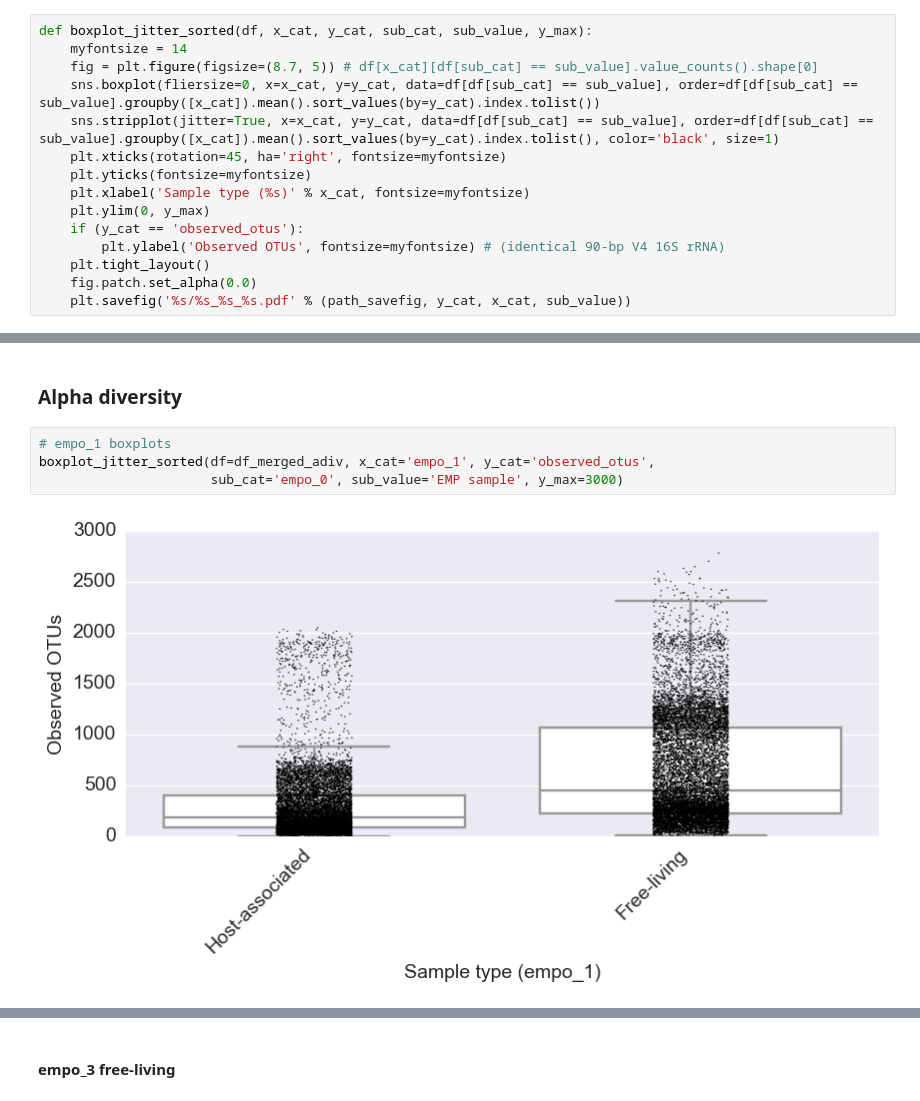
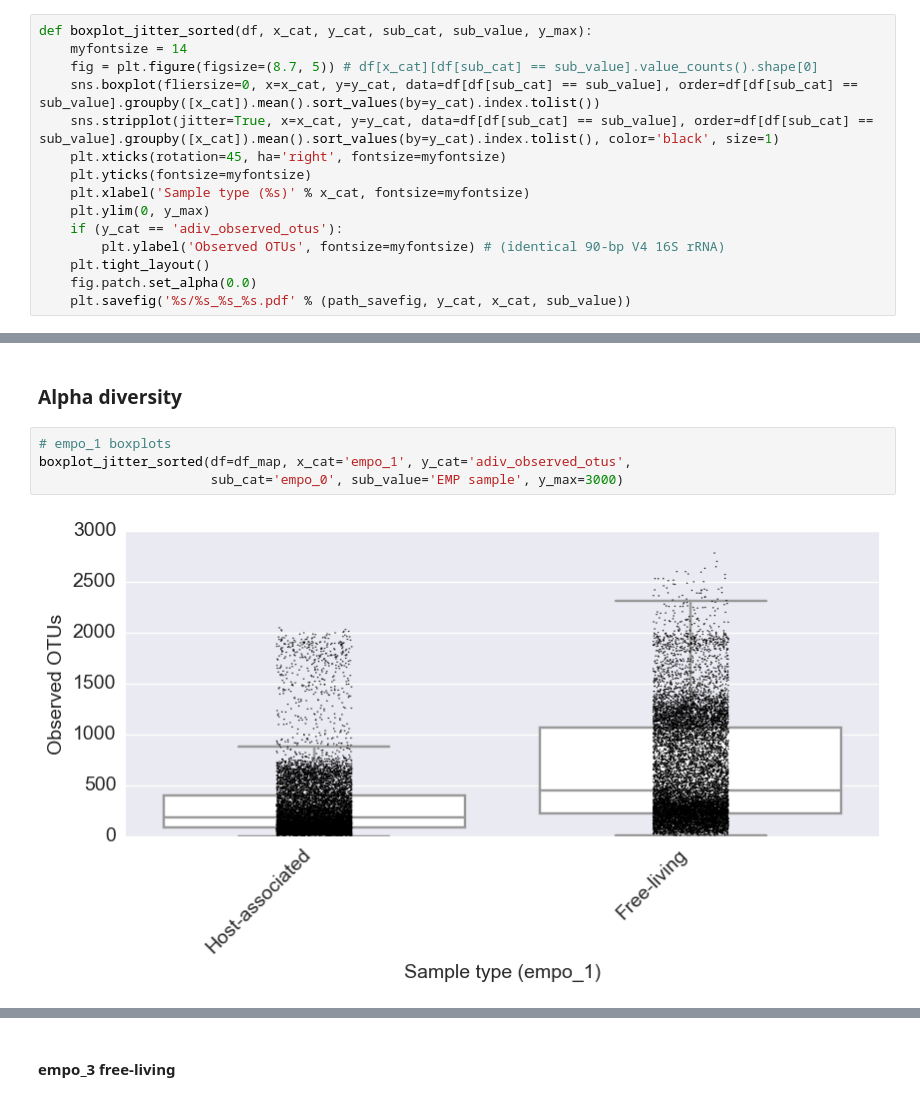
Before and after one commit to biocore/emp, a Jupyter notebook: ipynb/analysis/05-alpha-diversity/alpha_diversity_boxplots.ipynb, the cells around one changed output, grey strips where cells are left out. Cells and saved outputs as stored; diff of their text form.

```diff
--- a/ipynb/analysis/05-alpha-diversity/alpha_diversity_boxplots.ipynb
+++ b/ipynb/analysis/05-alpha-diversity/alpha_diversity_boxplots.ipynb
@@ -30,7 +39,7 @@ def boxplot_jitter_sorted(df, x_cat, y_cat, sub_cat, sub_value, y_max):
     plt.yticks(fontsize=myfontsize)
     plt.xlabel('Sample type (%s)' % x_cat, fontsize=myfontsize)
     plt.ylim(0, y_max)
-    if (y_cat == 'observed_otus'):
+    if (y_cat == 'adiv_observed_otus'):
         plt.ylabel('Observed OTUs', fontsize=myfontsize) # (identical 90-bp V4 16S rRNA)
     plt.tight_layout()
     fig.patch.set_alpha(0.0)
@@ -56,9 +124,9 @@ df_merged_nsti_ko = df_merged_nsti_ko[df_merged_nsti_ko['empo_1'] != 'Control']
 ### Alpha diversity
 # %%
 # empo_1 boxplots
-boxplot_jitter_sorted(df=df_merged_adiv, x_cat='empo_1', y_cat='observed_otus',
+boxplot_jitter_sorted(df=df_map, x_cat='empo_1', y_cat='adiv_observed_otus',
                       sub_cat='empo_0', sub_value='EMP sample', y_max=3000)
 # %% [output]
-[figure, old version]
+[figure, new version]
 # %%
 # empo_2 boxplots
```
Also changed, not shown: parts of 16 cells of this notebook.
